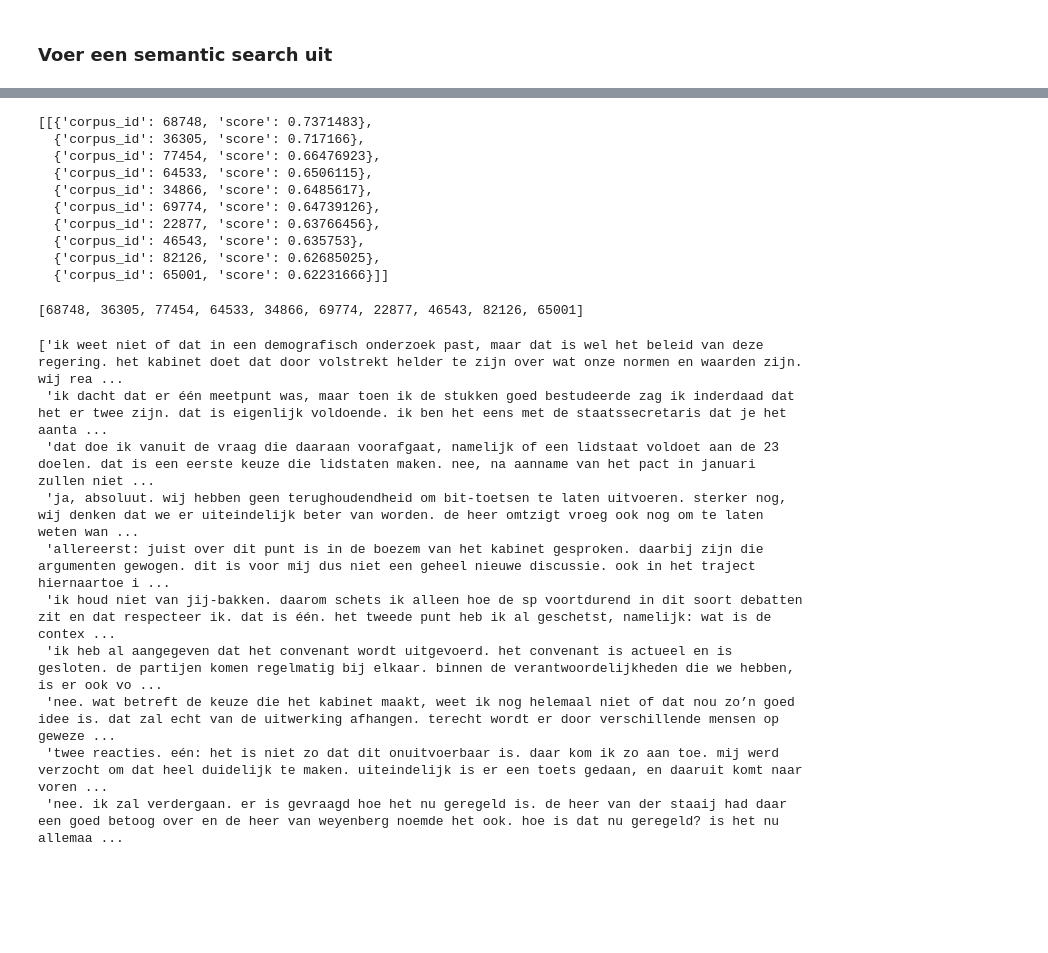
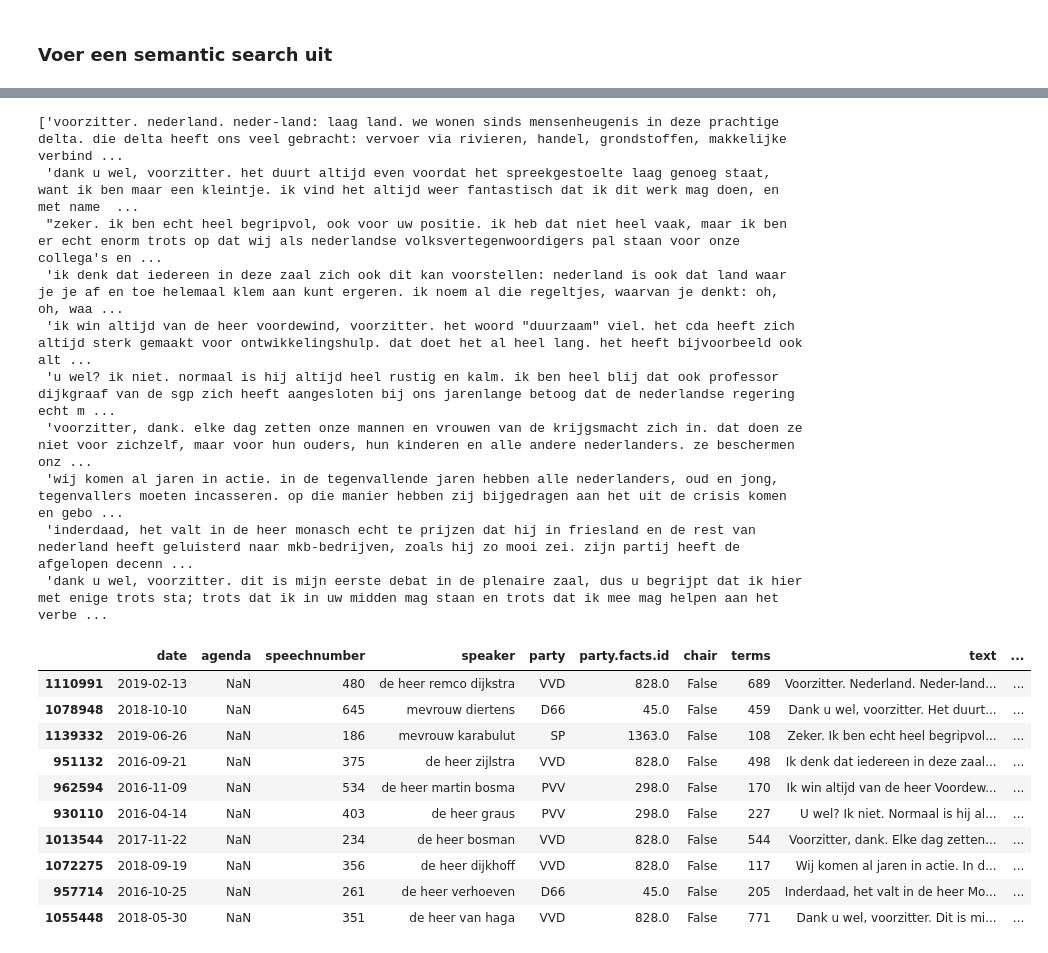
Before and after one commit to longhowlam/kamer_debatten, a Jupyter notebook: tweede_kamer_sentence_BERT.ipynb, the cells around one changed output, grey strips where cells are left out. Drawn from its saved outputs; the diff is of its cells as text; code cells hidden in the pictures; blank space fills up the shorter version.

```diff
--- a/tweede_kamer_sentence_BERT.ipynb
+++ b/tweede_kamer_sentence_BERT.ipynb
@@ -61,7 +65,7 @@ with open('kamer_BERT_embeddings.pkl', "wb") as fOut:
 #Load sentences & embeddings from disc
 with open('kamer_BERT_embeddings.pkl', "rb") as fIn:
     stored_data = pickle.load(fIn)
-    sentences = stored_data['sentences']
+    speeches = stored_data['sentences']
     sentence_embeddings = stored_data['embeddings']
 # %% [markdown]
 ### Voer een semantic search uit
@@ -70,3 +72,27 @@ tt = "doe eens normaal "
+# %%
+tt = """
+We zijn een klein land van 17 miljoen mensen, dat groot is geworden door
+samenwerking in onze gezamenlijke strijd tegen het water, door onze handelsgeest
+en onze openheid naar de wereld en door onze gemeenschapszin, die mensen
+hier een veilig thuis bood. Ons land is al eeuwenlang een plek waar mensen
+met verschillende religieuze en culturele achtergronden en botsende politieke
+overtuigingen vreedzaam met elkaar samenleven. Waar democratie en recht altijd
+het laatste woord hebben.
+Het zijn precies die waarden en tradities die nu onder druk staan. De crises van
+de afgelopen jaren hebben veel Nederlanders bezorgd en onzeker gemaakt, door
+het verlies aan zekerheid, de vrees voor terreur en een toenemend gebrek aan
+respect en saamhorigheid. In de ik-samenleving van vandaag hebben we onvoldoende besef van het belang van gedeelde waarden en de onderlinge spelregels
+die nodig zijn om met elkaar samen te leven. We zijn te veel gaan geloven in een
+vrijheid zonder verantwoordelijkheid, in een wereld van rechten zonder plichten.
+De voorbeelden zien we dagelijks om ons heen. Op internet en social media is de
+vrijheid van meningsuiting voor sommigen vooral een vrijbrief voor beledigen en
+kwetsen. Op straat tarten en treiteren jongeren uit verveling toevallige passanten
+en agenten. Maar het gebrek aan waarden en normen zien we ook bij roekeloze
+bankiers, sjoemelende multinationals of graaiende bestuurders, die het eigenbelang
+boven het algemeen belang stelden. Of bij politici die bewust te grote beloftes doen
+om vier jaar later doodleuk sorry te zeggen.
+Ondertussen roept de moeizame integratie van
+"""
 # %%
 query_embedding = modelML.encode(tt, convert_to_tensor=True)
 topmatches = util.semantic_search(query_embedding, sentence_embeddings)
@@ -73,31 +111,28 @@ topmatches = util.semantic_search(query_embedding, sentence_embeddings)
-# %%
-topmatches
-# %% [output]
-[[{'corpus_id': 68748, 'score': 0.7371483},
-  {'corpus_id': 36305, 'score': 0.717166},
-  {'corpus_id': 77454, 'score': 0.66476923},
-  {'corpus_id': 64533, 'score': 0.6506115},
-  {'corpus_id': 34866, 'score': 0.6485617},
-  {'corpus_id': 69774, 'score': 0.64739126},
-  {'corpus_id': 22877, 'score': 0.63766456},
-  {'corpus_id': 46543, 'score': 0.635753},
-  {'corpus_id': 82126, 'score': 0.62685025},
-  {'corpus_id': 65001, 'score': 0.62231666}]]
 # %%
 top_textst = [ idx['corpus_id']  for idx in topmatches[0]]
-top_textst
+[speeches[i] for i in top_textst]
 # %% [output]
-[68748, 36305, 77454, 64533, 34866, 69774, 22877, 46543, 82126, 65001]
+['voorzitter. nederland. neder-land: laag land. we wonen sinds mensenheugenis in deze prachtige delta. die delta heeft ons veel gebracht: vervoer via rivieren, handel, grondstoffen, makkelijke verbind ...
+ 'dank u wel, voorzitter. het duurt altijd even voordat het spreekgestoelte laag genoeg staat, want ik ben maar een kleintje. ik vind het altijd weer fantastisch dat ik dit werk mag doen, en met name  ...
+ "zeker. ik ben echt heel begripvol, ook voor uw positie. ik heb dat niet heel vaak, maar ik ben er echt enorm trots op dat wij als nederlandse volksvertegenwoordigers pal staan voor onze collega's en ...
+ 'ik denk dat iedereen in deze zaal zich ook dit kan voorstellen: nederland is ook dat land waar je je af en toe helemaal klem aan kunt ergeren. ik noem al die regeltjes, waarvan je denkt: oh, oh, waa ...
+ 'ik win altijd van de heer voordewind, voorzitter. het woord "duurzaam" viel. het cda heeft zich altijd sterk gemaakt voor ontwikkelingshulp. dat doet het al heel lang. het heeft bijvoorbeeld ook alt ...
+ 'u wel? ik niet. normaal is hij altijd heel rustig en kalm. ik ben heel blij dat ook professor dijkgraaf van de sgp zich heeft aangesloten bij ons jarenlange betoog dat de nederlandse regering echt m ...
+ 'voorzitter, dank. elke dag zetten onze mannen en vrouwen van de krijgsmacht zich in. dat doen ze niet voor zichzelf, maar voor hun ouders, hun kinderen en alle andere nederlanders. ze beschermen onz ...
+ 'wij komen al jaren in actie. in de tegenvallende jaren hebben alle nederlanders, oud en jong, tegenvallers moeten incasseren. op die manier hebben zij bijgedragen aan het uit de crisis komen en gebo ...
+ 'inderdaad, het valt in de heer monasch echt te prijzen dat hij in friesland en de rest van nederland heeft geluisterd naar mkb-bedrijven, zoals hij zo mooi zei. zijn partij heeft de afgelopen decenn ...
+ 'dank u wel, voorzitter. dit is mijn eerste debat in de plenaire zaal, dus u begrijpt dat ik hier met enige trots sta; trots dat ik in uw midden mag staan en trots dat ik mee mag helpen aan het verbe ...
-# %%
-[speeches[i] for i in top_textst]
-# %% [output]
-['ik weet niet of dat in een demografisch onderzoek past, maar dat is wel het beleid van deze regering. het kabinet doet dat door volstrekt helder te zijn over wat onze normen en waarden zijn. wij rea ...
- 'ik dacht dat er één meetpunt was, maar toen ik de stukken goed bestudeerde zag ik inderdaad dat het er twee zijn. dat is eigenlijk voldoende. ik ben het eens met de staatssecretaris dat je het aanta ...
- 'dat doe ik vanuit de vraag die daaraan voorafgaat, namelijk of een lidstaat voldoet aan de 23 doelen. dat is een eerste keuze die lidstaten maken. nee, na aanname van het pact in januari zullen niet ...
- 'ja, absoluut. wij hebben geen terughoudendheid om bit-toetsen te laten uitvoeren. sterker nog, wij denken dat we er uiteindelijk beter van worden. de heer omtzigt vroeg ook nog om te laten weten wan ...
- 'allereerst: juist over dit punt is in de boezem van het kabinet gesproken. daarbij zijn die argumenten gewogen. dit is voor mij dus niet een geheel nieuwe discussie. ook in het traject hiernaartoe i ...
- 'ik houd niet van jij-bakken. daarom schets ik alleen hoe de sp voortdurend in dit soort debatten zit en dat respecteer ik. dat is één. het tweede punt heb ik al geschetst, namelijk: wat is de contex ...
- 'ik heb al aangegeven dat het convenant wordt uitgevoerd. het convenant is actueel en is gesloten. de partijen komen regelmatig bij elkaar. binnen de verantwoordelijkheden die we hebben, is er ook vo ...
- 'nee. wat betreft de keuze die het kabinet maakt, weet ik nog helemaal niet of dat nou zo’n goed idee is. dat zal echt van de uitwerking afhangen. terecht wordt er door verschillende mensen op geweze ...
- 'twee reacties. eén: het is niet zo dat dit onuitvoerbaar is. daar kom ik zo aan toe. mij werd verzocht om dat heel duidelijk te maken. uiteindelijk is er een toets gedaan, en daaruit komt naar voren ...
- 'nee. ik zal verdergaan. er is gevraagd hoe het nu geregeld is. de heer van der staaij had daar een goed betoog over en de heer van weyenberg noemde het ook. hoe is dat nu geregeld? is het nu allemaa ...
+# %%
+recente_speeches.iloc[top_textst]
+# %% [output]
+|  | date | agenda | speechnumber | speaker | party | party.facts.id | chair | terms | text | ... |
+| 1110991 | 2019-02-13 | NaN | 480 | de heer remco dijkstra | VVD | 828.0 | False | 689 | Voorzitter. Nederland. Neder-land... | ... |
+| 1078948 | 2018-10-10 | NaN | 645 | mevrouw diertens | D66 | 45.0 | False | 459 | Dank u wel, voorzitter. Het duurt... | ... |
+| 1139332 | 2019-06-26 | NaN | 186 | mevrouw karabulut | SP | 1363.0 | False | 108 | Zeker. Ik ben echt heel begripvol... | ... |
+| 951132 | 2016-09-21 | NaN | 375 | de heer zijlstra | VVD | 828.0 | False | 498 | Ik denk dat iedereen in deze zaal... | ... |
+| 962594 | 2016-11-09 | NaN | 534 | de heer martin bosma | PVV | 298.0 | False | 170 | Ik win altijd van de heer Voordew... | ... |
+| 930110 | 2016-04-14 | NaN | 403 | de heer graus | PVV | 298.0 | False | 227 | U wel? Ik niet. Normaal is hij al... | ... |
+| 1013544 | 2017-11-22 | NaN | 234 | de heer bosman | VVD | 828.0 | False | 544 | Voorzitter, dank. Elke dag zetten... | ... |
+| 1072275 | 2018-09-19 | NaN | 356 | de heer dijkhoff | VVD | 828.0 | False | 117 | Wij komen al jaren in actie. In d... | ... |
+| 957714 | 2016-10-25 | NaN | 261 | de heer verhoeven | D66 | 45.0 | False | 205 | Inderdaad, het valt in de heer Mo... | ... |
+| 1055448 | 2018-05-30 | NaN | 351 | de heer van haga | VVD | 828.0 | False | 771 | Dank u wel, voorzitter. Dit is mi... | ... |
```
Also changed, not shown: parts of 9 cells of this notebook.
